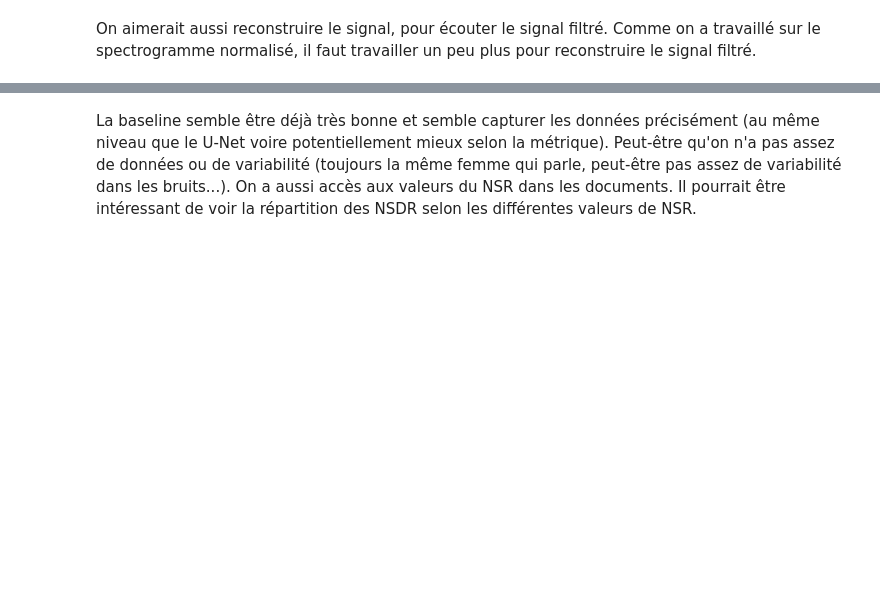
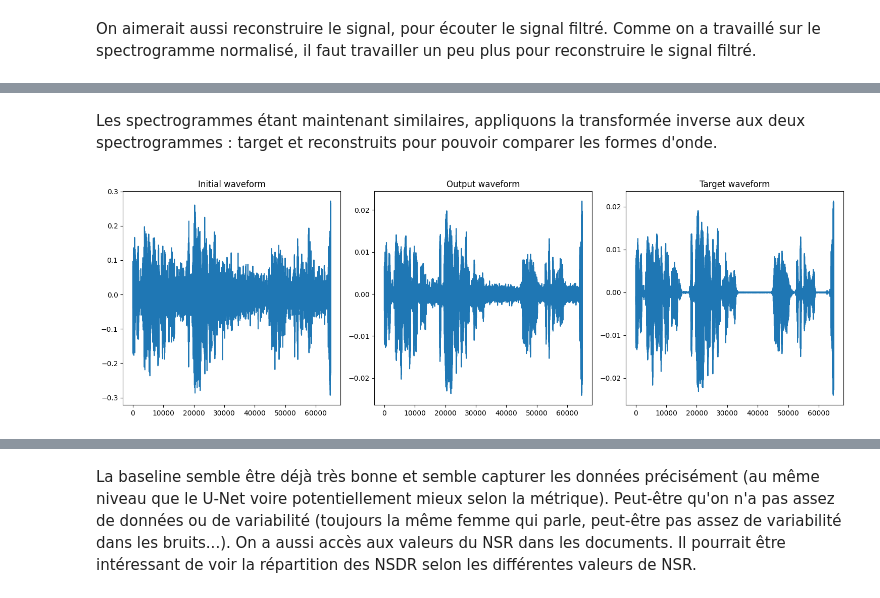
Before and after one commit to romainpujol/deep_learning_signal, a Jupyter notebook: source_separation.ipynb, the cells around one changed output, grey strips where cells are left out. Cells and saved outputs as stored; diff of their text form; code cells hidden in the pictures; blank space fills up the shorter version.

```diff
--- a/source_separation.ipynb
+++ b/source_separation.ipynb
@@ -720,3 +724,53 @@ display(ipd.Audio(data1, rate=fe1))
 # %% [output]
 Signal brut : mix_snr_-3.wav
 [interactive output not drawn]
+# %% [markdown]
+Les spectrogrammes étant maintenant similaires, appliquons la transformée inverse aux deux spectrogrammes : target et reconstruits pour pouvoir comparer les formes d'onde.
+# %%
+fe, data_target = scipy.io.wavfile.read('test/0001/voice.wav')
+
+model = u_net_source_separation()
+model.load_state_dict(torch.load('u_net_source_separation.pth',weights_only=True))
+model.eval()
+sample = 'test/0001/mix_snr_2.wav'
+sample_target = 'test/0001/voice.wav'
+
+fe, data = scipy.io.wavfile.read(sample)
+fe1,target_data = scipy.io.wavfile.read(sample_target)
+
+input_spectrogram,phase,max,min = to_spectrogram_reconstruction(data, fe)
+target_spectrogram = to_spectrogram(data_target,fe1)
+input_tensor = torch.tensor(input_spectrogram).unsqueeze(0).unsqueeze(0).float()
+
+device = 'cpu'
+model.to(device)
+input_tensor = input_tensor.to(device)
+with torch.no_grad():
+    output = model(input_tensor)
+
+mask = output.squeeze().cpu().numpy()
+spectrogram_output = mask*input_spectrogram
+spectrogram_output = (spectrogram_output-np.min(spectrogram_output))/(np.max(spectrogram_output)-np.min(spectrogram_output))
+
+signal = masked_spectrogram_to_complex_spectrogram(spectrogram_output,phase,max,min,fe)
+signal_target = masked_spectrogram_to_complex_spectrogram(target_spectrogram,phase,max,min,fe)
+
+plt.figure(figsize=(15, 5))
+
+
+plt.subplot(1, 3, 1)
+plt.plot(data[:64897])
+plt.title('Initial waveform')
+
+plt.subplot(1, 3, 2)
+plt.plot(signal)
+plt.title('Output waveform')
+
+plt.subplot(1, 3, 3)
+plt.plot(signal_target[:64897])
+plt.title('Target waveform')
+
+plt.tight_layout()
+plt.show()
+# %% [output]
+[figure, added]
```
Also changed, not shown: parts of 8 cells of this notebook.
